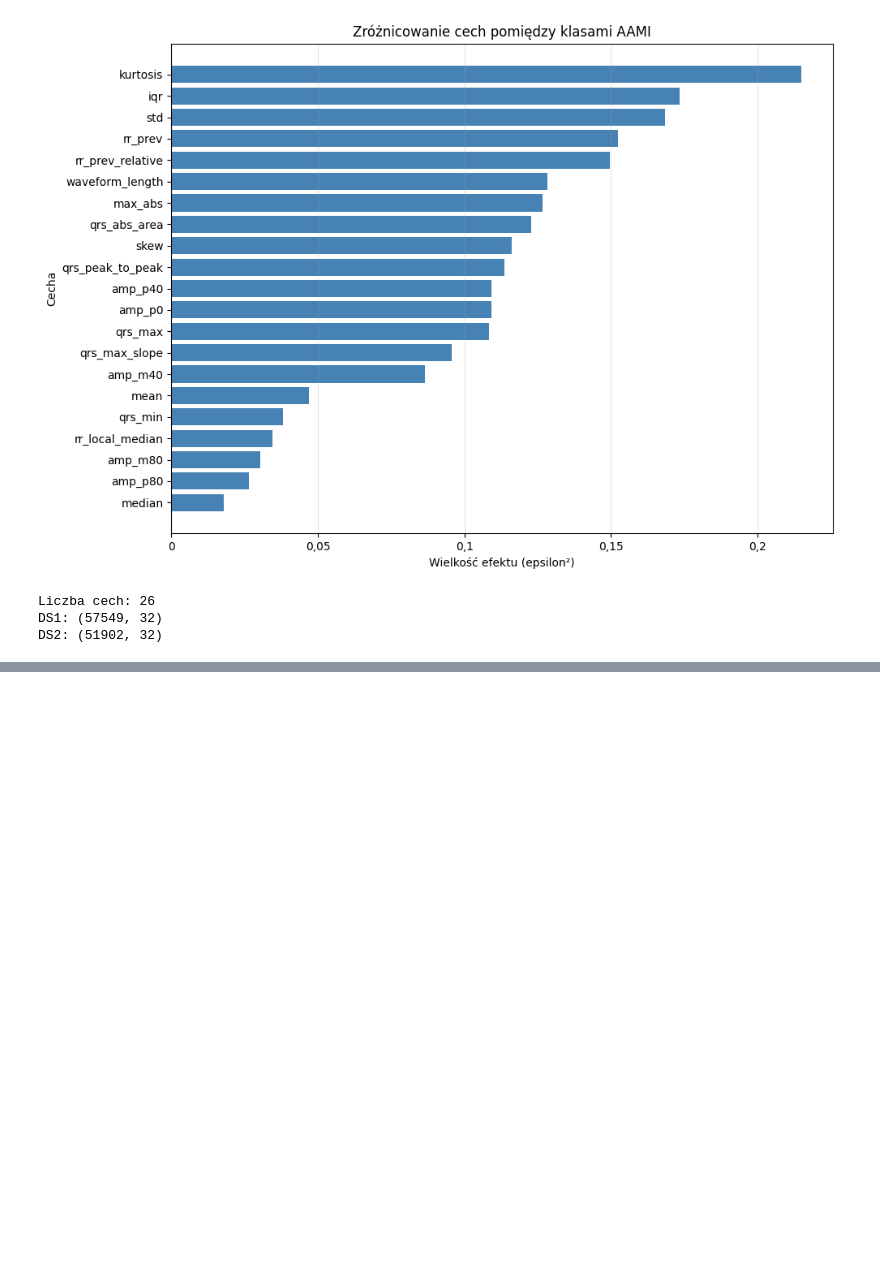
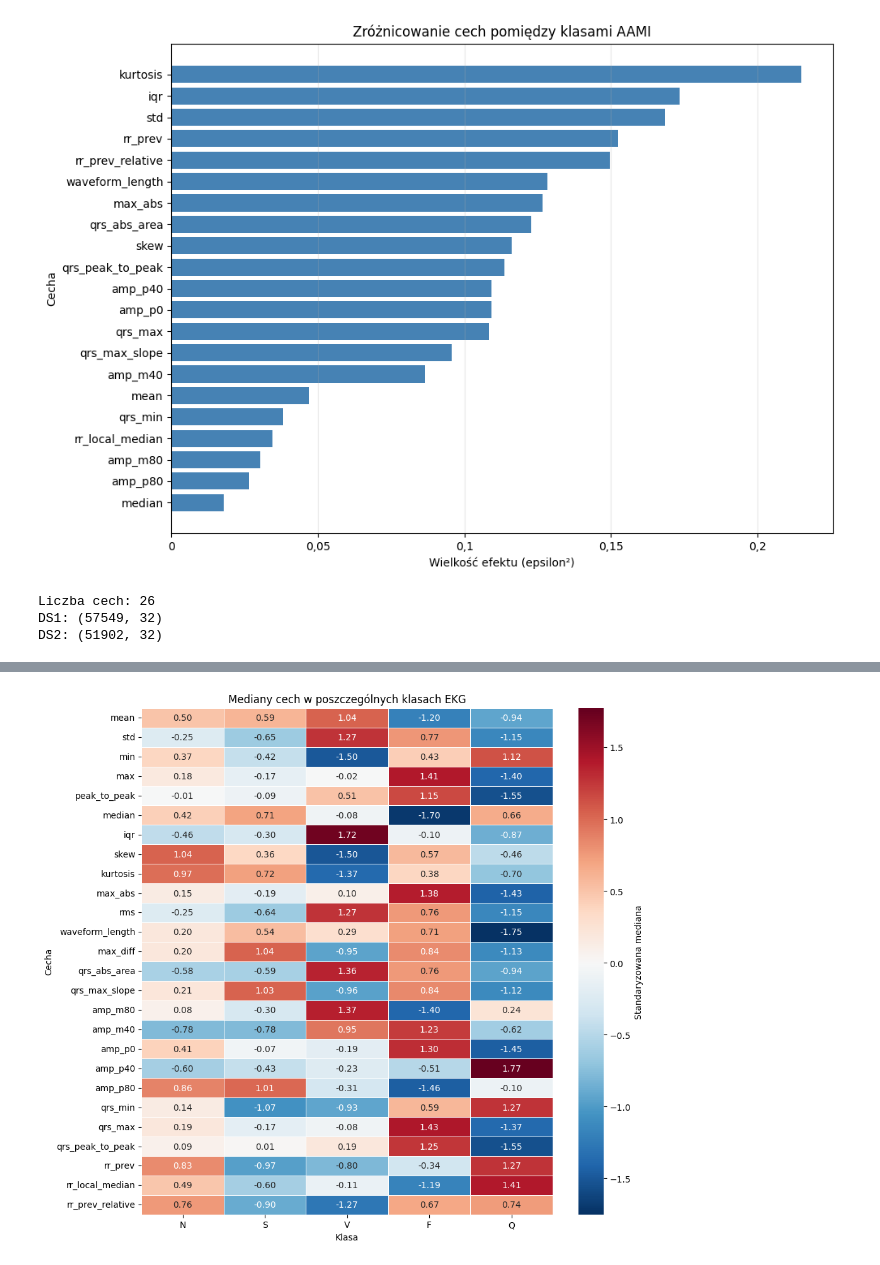
Before and after one commit to spoiler48/ecg-anomalies, a Jupyter notebook: notebooks/06_feature_extraction.ipynb, the cells around one changed output, grey strips where cells are left out. Saved outputs shown, nothing was run; the diff lists cells and outputs as text; code cells hidden in the pictures; blank space fills up the shorter version.

```diff
--- a/notebooks/06_feature_extraction.ipynb
+++ b/notebooks/06_feature_extraction.ipynb
@@ -933,3 +933,22 @@ ds2_features.to_csv(
     '../src/ds2_features.csv',
     index=False
 )
+# %%
+feature_cols = (
+    ds1_features
+    .select_dtypes(include="number")
+    .drop(columns=["record_id", "annotation_sample", "anomaly"], errors="ignore")
+    .columns.tolist()
+)
+
+comparison = (
+    ds1_features
+    .groupby(ds1_df["class"])[feature_cols]
+    .median()
+    .T
+)
+
+class_order = ["N", "S", "V", "F", "Q"]
+comparison = comparison.reindex(columns=class_order)
+
+display(comparison.round(3))
@@ -935,0 +1013,40 @@ ds2_features.to_csv(
+# %%
+class_order = ["N", "S", "V", "F", "Q"]
+
+medians = (
+    ds1_features
+    .groupby("class")[feature_cols]
+    .median()
+    .reindex(class_order)
+    .T
+)
+
+# Skalowanie median w obrębie każdej cechy
+row_mean = medians.mean(axis=1)
+row_std = medians.std(axis=1).replace(0, np.nan)
+
+scaled_medians = (
+    medians.sub(row_mean, axis=0)
+    .div(row_std, axis=0)
+)
+
+fig, ax = plt.subplots(figsize=(10, 9))
+
+sns.heatmap(
+    scaled_medians,
+    cmap="RdBu_r",
+    center=0,
+    annot=True,
+    fmt=".2f",
+    linewidths=0.5,
+    cbar_kws={"label": "Standaryzowana mediana"}
+)
+
+ax.set_title("Mediany cech w poszczególnych klasach EKG")
+ax.set_xlabel("Klasa")
+ax.set_ylabel("Cecha")
+
+plt.tight_layout()
+plt.show()
+# %% [output]
+[figure, added]
```
Also changed, not shown: parts of 4 cells of this notebook, 12 other files.
